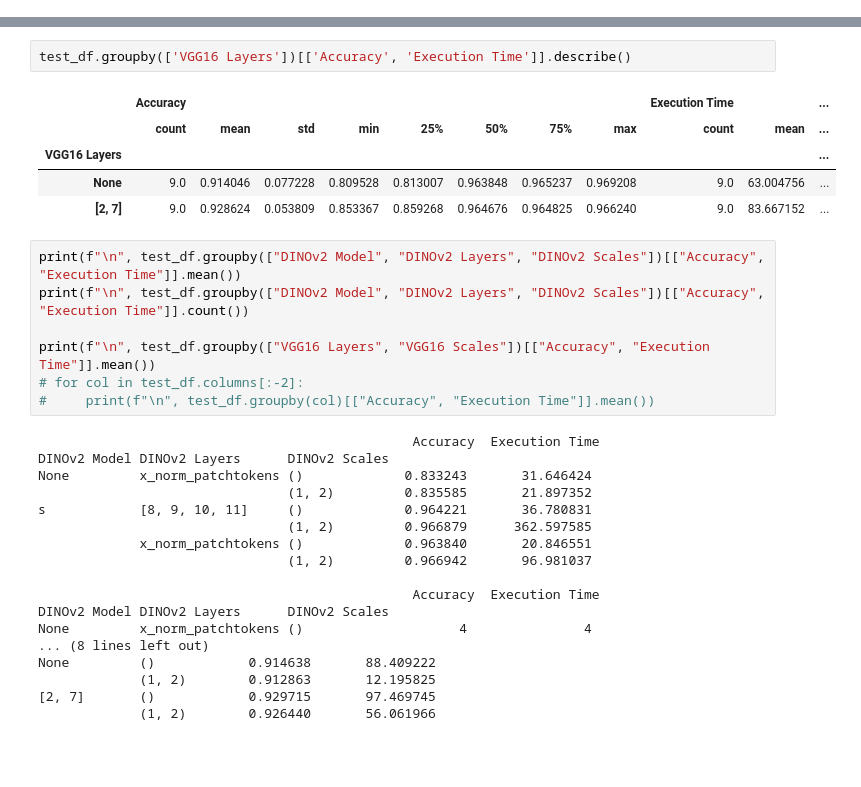
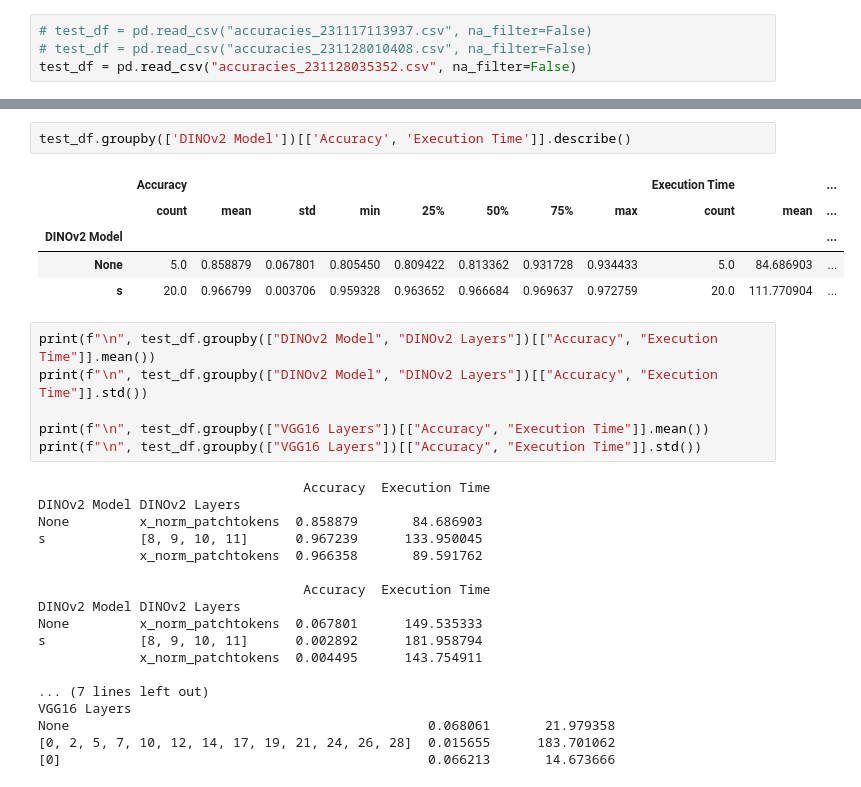
Before and after one commit to quasar1357/dino_paint, a Jupyter notebook: dino_evaluate.ipynb, the cells around one changed output, grey strips where cells are left out. Saved outputs shown, nothing was run; the diff lists cells and outputs as text; blank space fills up the shorter version.

```diff
--- a/dino_evaluate.ipynb
+++ b/dino_evaluate.ipynb
@@ -6,0 +6,4 @@ test_df = pd.read_csv("accuracies_231117113937.csv", na_filter=False)
+# %%
+# test_df = pd.read_csv("accuracies_231117113937.csv", na_filter=False)
+# test_df = pd.read_csv("accuracies_231128010408.csv", na_filter=False)
+test_df = pd.read_csv("accuracies_231128035352.csv", na_filter=False)
@@ -7,33 +31,32 @@ test_df = pd.read_csv("accuracies_231117113937.csv", na_filter=False)
 # %%
-test_df.groupby(['VGG16 Layers'])[['Accuracy', 'Execution Time']].describe()
+test_df.groupby(['DINOv2 Model'])[['Accuracy', 'Execution Time']].describe()
 # %% [output]
 |  | Accuracy |  |  |  |  |  |  |  | Execution Time |  | ... |
 |  | count | mean | std | min | 25% | 50% | 75% | max | count | mean | ... |
-| VGG16 Layers |  |  |  |  |  |  |  |  |  |  | ... |
-| None | 9.0 | 0.914046 | 0.077228 | 0.809528 | 0.813007 | 0.963848 | 0.965237 | 0.969208 | 9.0 | 63.004756 | ... |
-| [2, 7] | 9.0 | 0.928624 | 0.053809 | 0.853367 | 0.859268 | 0.964676 | 0.964825 | 0.966240 | 9.0 | 83.667152 | ... |
+| DINOv2 Model |  |  |  |  |  |  |  |  |  |  | ... |
+| None | 5.0 | 0.858879 | 0.067801 | 0.805450 | 0.809422 | 0.813362 | 0.931728 | 0.934433 | 5.0 | 84.686903 | ... |
+| s | 20.0 | 0.966799 | 0.003706 | 0.959328 | 0.963652 | 0.966684 | 0.969637 | 0.972759 | 20.0 | 111.770904 | ... |
 # %%
-print(f"\n", test_df.groupby(["DINOv2 Model", "DINOv2 Layers", "DINOv2 Scales"])[["Accuracy", "Execution Time"]].mean())
-print(f"\n", test_df.groupby(["DINOv2 Model", "DINOv2 Layers", "DINOv2 Scales"])[["Accuracy", "Execution Time"]].count())
+print(f"\n", test_df.groupby(["DINOv2 Model", "DINOv2 Layers"])[["Accuracy", "Execution Time"]].mean())
+print(f"\n", test_df.groupby(["DINOv2 Model", "DINOv2 Layers"])[["Accuracy", "Execution Time"]].std())
 
-print(f"\n", test_df.groupby(["VGG16 Layers", "VGG16 Scales"])[["Accuracy", "Execution Time"]].mean())
-# for col in test_df.columns[:-2]:
-#     print(f"\n", test_df.groupby(col)[["Accuracy", "Execution Time"]].mean())
+print(f"\n", test_df.groupby(["VGG16 Layers"])[["Accuracy", "Execution Time"]].mean())
+print(f"\n", test_df.groupby(["VGG16 Layers"])[["Accuracy", "Execution Time"]].std())
 # %% [output]
-                                                Accuracy  Execution Time
-DINOv2 Model DINOv2 Layers      DINOv2 Scales
-None         x_norm_patchtokens ()             0.833243       31.646424
-                                (1, 2)         0.835585       21.897352
-s            [8, 9, 10, 11]     ()             0.964221       36.780831
-                                (1, 2)         0.966879      362.597585
-             x_norm_patchtokens ()             0.963840       20.846551
-                                (1, 2)         0.966942       96.981037
+                                  Accuracy  Execution Time
+DINOv2 Model DINOv2 Layers
+None         x_norm_patchtokens  0.858879       84.686903
+s            [8, 9, 10, 11]      0.967239      133.950045
+             x_norm_patchtokens  0.966358       89.591762
 
-                                                Accuracy  Execution Time
-DINOv2 Model DINOv2 Layers      DINOv2 Scales
-None         x_norm_patchtokens ()                    4               4
-... (8 lines left out)
-None         ()            0.914638       88.409222
-             (1, 2)        0.912863       12.195825
-[2, 7]       ()            0.929715       97.469745
-             (1, 2)        0.926440       56.061966
+                                  Accuracy  Execution Time
+DINOv2 Model DINOv2 Layers
+None         x_norm_patchtokens  0.067801      149.535333
+s            [8, 9, 10, 11]      0.002892      181.958794
+             x_norm_patchtokens  0.004495      143.754911
+
+... (7 lines left out)
+VGG16 Layers
+None                                              0.068061       21.979358
+[0, 2, 5, 7, 10, 12, 14, 17, 19, 21, 24, 26, 28]  0.015655      183.701062
+[0]                                               0.066213       14.673666
```
Also changed, not shown: parts of 11 cells of this notebook, 7 other files.
